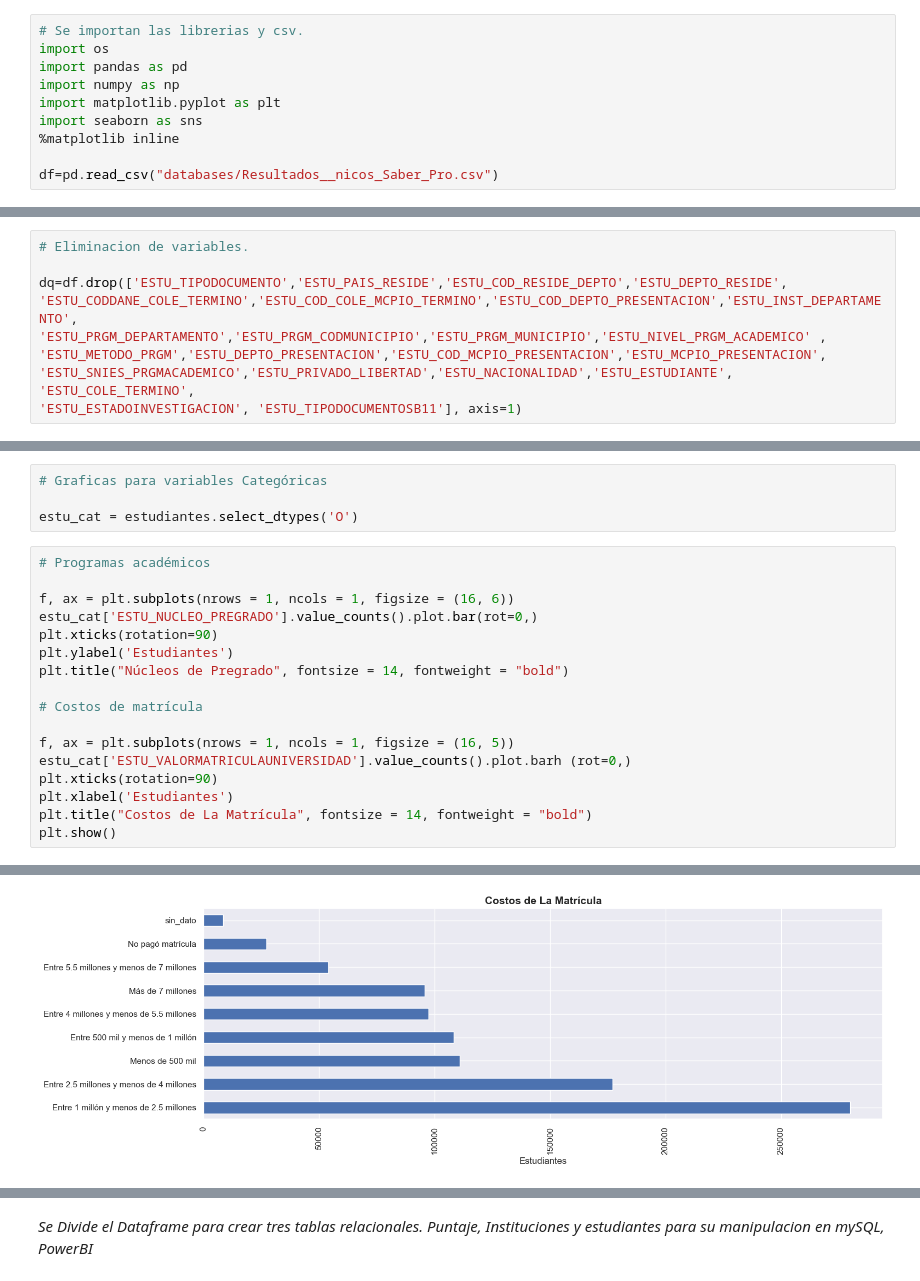
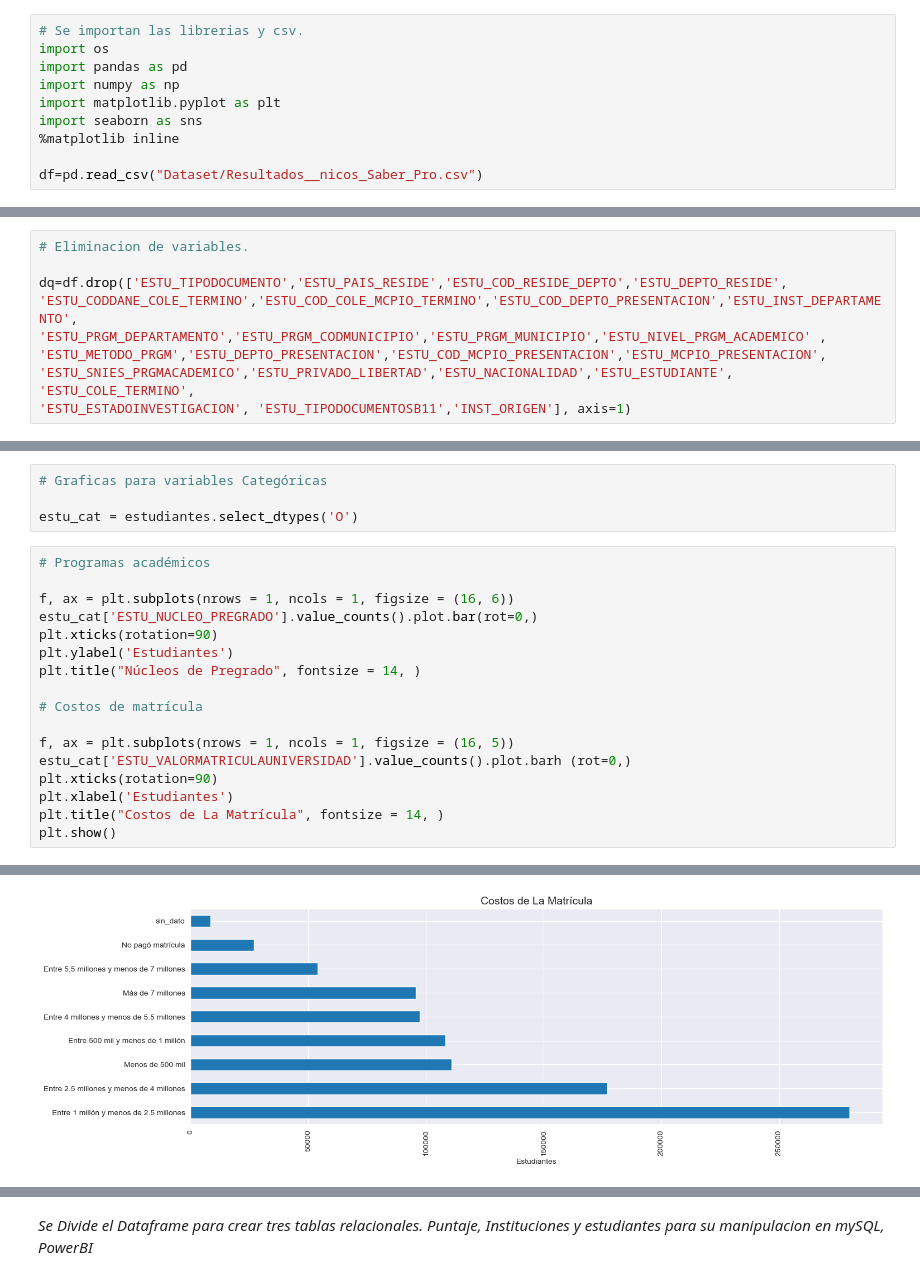
Before and after one commit to jospinoponce/PruebasSaberPro_Colombia, a Jupyter notebook: EDA.ipynb, the cells around one changed output, grey strips where cells are left out. Cells and saved outputs as stored; diff of their text form.

```diff
--- a/EDA.ipynb
+++ b/EDA.ipynb
@@ -7,7 +7,7 @@ import matplotlib.pyplot as plt
 import seaborn as sns
 %matplotlib inline
 
-df=pd.read_csv("databases/Resultados__nicos_Saber_Pro.csv")
+df=pd.read_csv("Dataset/Resultados__nicos_Saber_Pro.csv")
 # %%
 df
 # %% [output]
@@ -34,7 +34,7 @@ dq=df.drop(['ESTU_TIPODOCUMENTO','ESTU_PAIS_RESIDE','ESTU_COD_RESIDE_DEPTO','EST
 'ESTU_PRGM_DEPARTAMENTO','ESTU_PRGM_CODMUNICIPIO','ESTU_PRGM_MUNICIPIO','ESTU_NIVEL_PRGM_ACADEMICO' ,
 'ESTU_METODO_PRGM','ESTU_DEPTO_PRESENTACION','ESTU_COD_MCPIO_PRESENTACION','ESTU_MCPIO_PRESENTACION',
 'ESTU_SNIES_PRGMACADEMICO','ESTU_PRIVADO_LIBERTAD','ESTU_NACIONALIDAD','ESTU_ESTUDIANTE', 'ESTU_COLE_TERMINO',
-'ESTU_ESTADOINVESTIGACION', 'ESTU_TIPODOCUMENTOSB11'], axis=1)
+'ESTU_ESTADOINVESTIGACION', 'ESTU_TIPODOCUMENTOSB11','INST_ORIGEN'], axis=1)
 # %%
 # cantidad total de valores NaN.
 
@@ -253,7 +249,7 @@ f, ax = plt.subplots(nrows = 1, ncols = 1, figsize = (16, 6))
 estu_cat['ESTU_NUCLEO_PREGRADO'].value_counts().plot.bar(rot=0,)
 plt.xticks(rotation=90)
 plt.ylabel('Estudiantes')
-plt.title("Núcleos de Pregrado", fontsize = 14, fontweight = "bold")
+plt.title("Núcleos de Pregrado", fontsize = 14, )
 
 # Costos de matrícula
 
@@ -261,6 +257,6 @@ f, ax = plt.subplots(nrows = 1, ncols = 1, figsize = (16, 5))
 estu_cat['ESTU_VALORMATRICULAUNIVERSIDAD'].value_counts().plot.barh (rot=0,)
 plt.xticks(rotation=90)
 plt.xlabel('Estudiantes')
-plt.title("Costos de La Matrícula", fontsize = 14, fontweight = "bold")
+plt.title("Costos de La Matrícula", fontsize = 14, )
 plt.show()
 # %% [output]
@@ -268,2 +264,2 @@ plt.show()
-[figure, old version]
+[figure, new version]
 # %%
```
Also changed, not shown: parts of 14 cells of this notebook, 12 other files.
